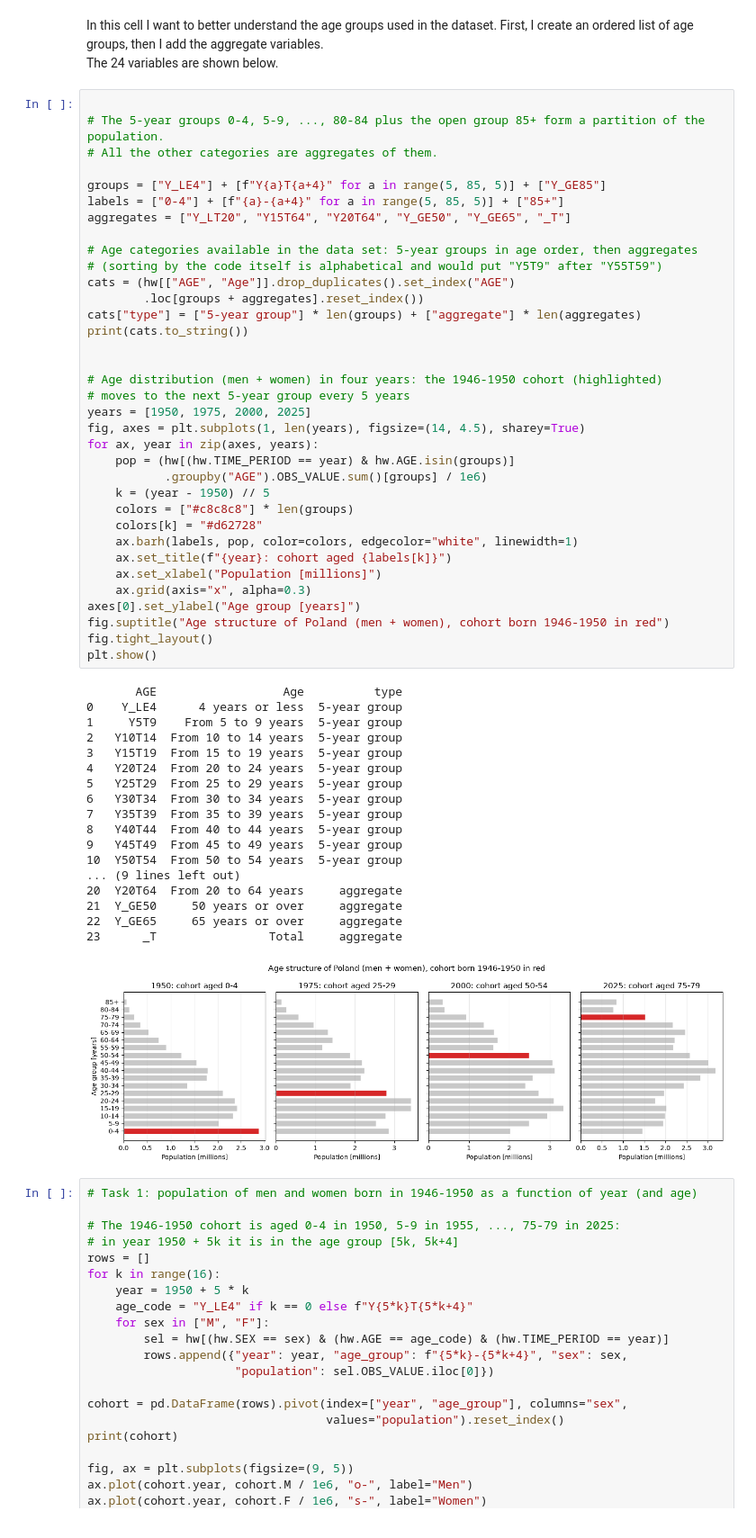
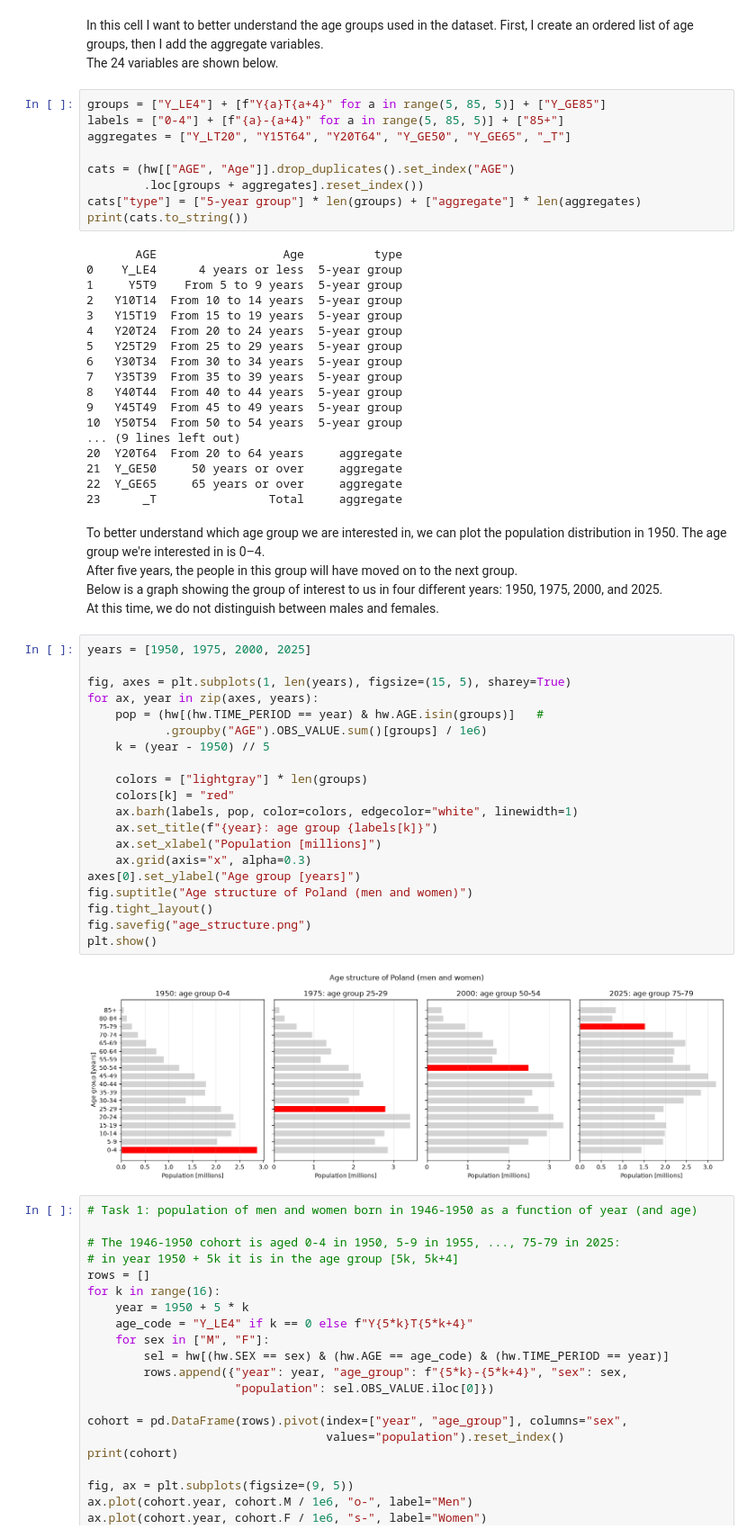
Before and after one commit to igordt/SAED_homeworks, a Jupyter notebook: h1/h1.ipynb, the cells around one changed output. Shown at 90% size. Saved outputs shown, nothing was run; the diff lists cells and outputs as text.

Commit message:
Age groups

```diff
--- a/h1/h1.ipynb
+++ b/h1/h1.ipynb
@@ -113,40 +113,14 @@ In this cell I want to better understand the age groups used in the dataset.
 First, I create an ordered list of age groups, then I add the aggregate variables.\
 The 24 variables are shown below.
 # %%
-
-# The 5-year groups 0-4, 5-9, ..., 80-84 plus the open group 85+ form a partition of the population.
-# All the other categories are aggregates of them.
-
 groups = ["Y_LE4"] + [f"Y{a}T{a+4}" for a in range(5, 85, 5)] + ["Y_GE85"]
 labels = ["0-4"] + [f"{a}-{a+4}" for a in range(5, 85, 5)] + ["85+"]
 aggregates = ["Y_LT20", "Y15T64", "Y20T64", "Y_GE50", "Y_GE65", "_T"]
 
-# Age categories available in the data set: 5-year groups in age order, then aggregates
-# (sorting by the code itself is alphabetical and would put "Y5T9" after "Y55T59")
 cats = (hw[["AGE", "Age"]].drop_duplicates().set_index("AGE")
         .loc[groups + aggregates].reset_index())
 cats["type"] = ["5-year group"] * len(groups) + ["aggregate"] * len(aggregates)
 print(cats.to_string())
-
-
-# Age distribution (men + women) in four years: the 1946-1950 cohort (highlighted)
-# moves to the next 5-year group every 5 years
-years = [1950, 1975, 2000, 2025]
-fig, axes = plt.subplots(1, len(years), figsize=(14, 4.5), sharey=True)
-for ax, year in zip(axes, years):
-    pop = (hw[(hw.TIME_PERIOD == year) & hw.AGE.isin(groups)]
-           .groupby("AGE").OBS_VALUE.sum()[groups] / 1e6)
-    k = (year - 1950) // 5
-    colors = ["#c8c8c8"] * len(groups)
-    colors[k] = "#d62728"
-    ax.barh(labels, pop, color=colors, edgecolor="white", linewidth=1)
-    ax.set_title(f"{year}: cohort aged {labels[k]}")
-    ax.set_xlabel("Population [millions]")
-    ax.grid(axis="x", alpha=0.3)
-axes[0].set_ylabel("Age group [years]")
-fig.suptitle("Age structure of Poland (men + women), cohort born 1946-1950 in red")
-fig.tight_layout()
-plt.show()
 # %% [output]
        AGE                  Age          type
 0    Y_LE4      4 years or less  5-year group
@@ -165,7 +139,33 @@ plt.show()
 21  Y_GE50     50 years or over     aggregate
 22  Y_GE65     65 years or over     aggregate
 23      _T                Total     aggregate
-[figure, removed]
+# %% [markdown]
+To better understand which age group we are interested in, we can plot the population distribution in 1950. The age group we're interested in is 0–4.\
+After five years, the people in this group will have moved on to the next group.\
+Below is a graph showing the group of interest to us in four different years: 1950, 1975, 2000, and 2025.\
+At this time, we do not distinguish between males and females.
+# %%
+years = [1950, 1975, 2000, 2025]
+
+fig, axes = plt.subplots(1, len(years), figsize=(15, 5), sharey=True)
+for ax, year in zip(axes, years):
+    pop = (hw[(hw.TIME_PERIOD == year) & hw.AGE.isin(groups)]   #
+           .groupby("AGE").OBS_VALUE.sum()[groups] / 1e6)
+    k = (year - 1950) // 5
+
+    colors = ["lightgray"] * len(groups)
+    colors[k] = "red"
+    ax.barh(labels, pop, color=colors, edgecolor="white", linewidth=1)
+    ax.set_title(f"{year}: age group {labels[k]}")
+    ax.set_xlabel("Population [millions]")
+    ax.grid(axis="x", alpha=0.3)
+axes[0].set_ylabel("Age group [years]")
+fig.suptitle("Age structure of Poland (men and women)")
+fig.tight_layout()
+fig.savefig("age_structure.png")
+plt.show()
+# %% [output]
+[figure, added]
 # %%
 # Task 1: population of men and women born in 1946-1950 as a function of year (and age)
 
```
Also changed, not shown: parts of 1 cell of this notebook, 2 other files.
